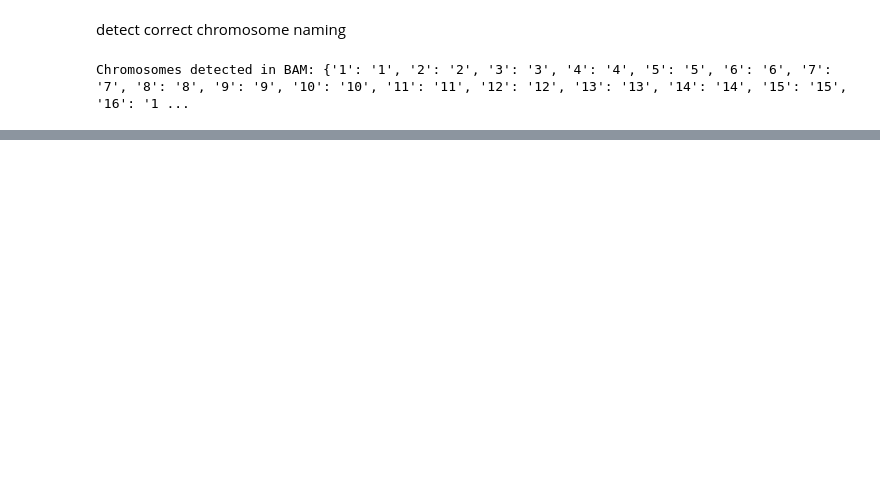
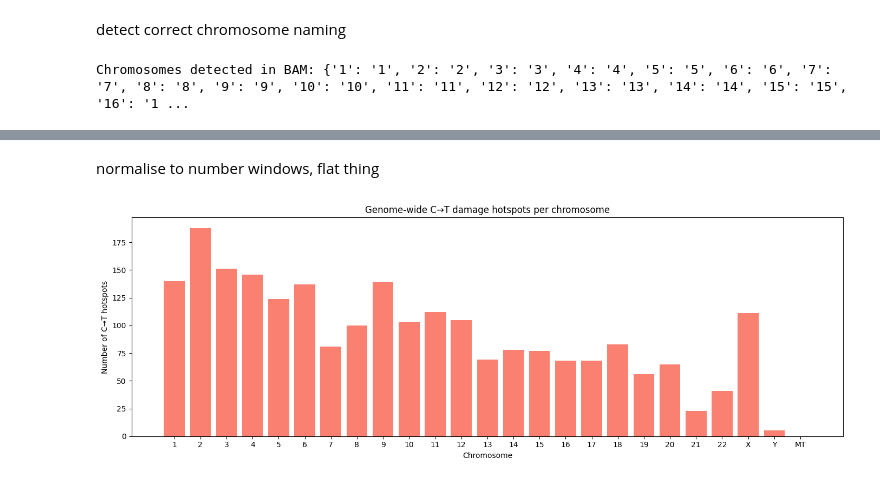
Before and after one commit to eviecolbeck/Part-II-Project, a Jupyter notebook: Project.ipynb, the cells around one changed output, grey strips where cells are left out. Drawn from its saved outputs; the diff is of its cells as text; code cells hidden in the pictures; blank space fills up the shorter version.

```diff
--- a/Project.ipynb
+++ b/Project.ipynb
@@ -165,0 +329,19 @@ Bayesian ?
+# %% [markdown]
+normalise to number windows, flat thing
+# %%
+# Canonical chromosome order
+chrom_order = [str(i) for i in range(1, 23)] + ["X", "Y", "MT"]
+
+# Ensure all chromosomes represented
+hotspots_per_chr_plot = hotspots_per_chr.set_index("Chromosome").reindex(chrom_order, fill_value=0)
+
+plt.figure(figsize=(14,5))
+plt.bar(hotspots_per_chr_plot.index, hotspots_per_chr_plot["Hotspot_Count"], color='salmon')
+plt.xlabel("Chromosome")
+plt.ylabel("Number of C→T hotspots")
+plt.title("Genome-wide C→T damage hotspots per chromosome")
+plt.xticks(rotation=0)
+plt.tight_layout()
+plt.show()
+# %% [output]
+[figure, added]
```
Also changed, not shown: parts of 10 cells of this notebook.
